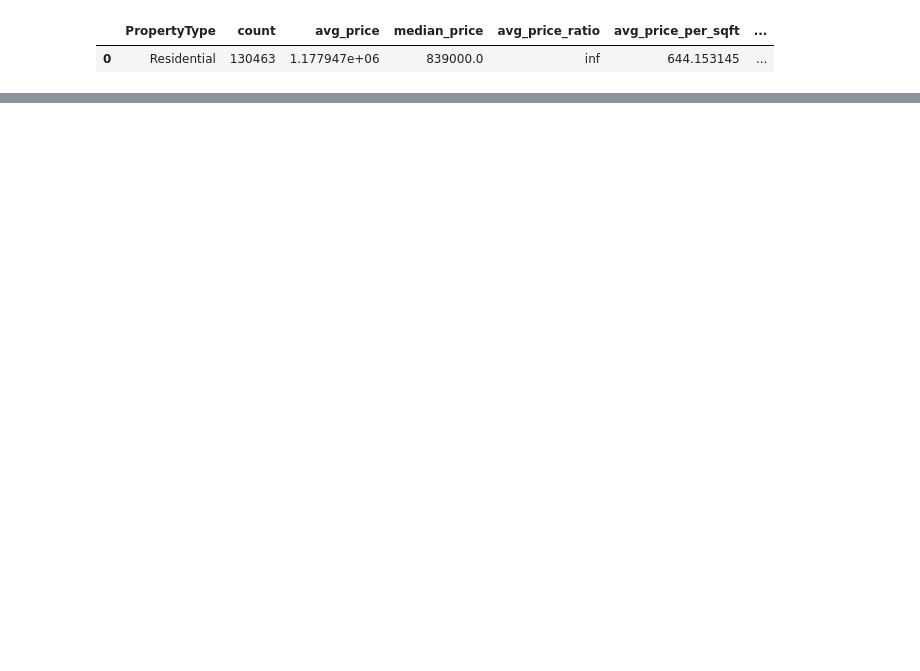
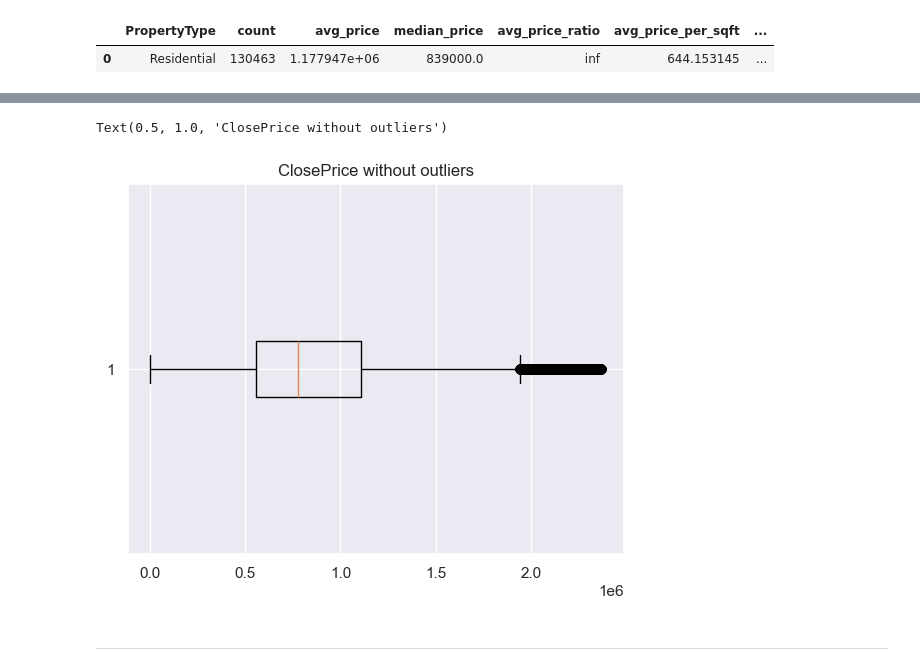
Before and after one commit to yuliLinn/IDX_YuLi, a Jupyter notebook: MLS_project_yuliLinn.ipynb, the cells around one changed output, grey strips where cells are left out. Cells and saved outputs as stored; diff of their text form; code cells hidden in the pictures; blank space fills up the shorter version.

```diff
--- a/MLS_project_yuliLinn.ipynb
+++ b/MLS_project_yuliLinn.ipynb
@@ -994,0 +1031,12 @@ listing_propertytype_analysis.head(10)
+# %%
+#Remove rows with outliers in ["ClosePrice", "price_per_sqft", "DaysOnMarket", "LivingArea"]
+#Sold
+flag_col = ["flag_ClosePrice_outlier", "flag_price_per_sqft_outlier", "flag_DaysOnMarket_outlier", "flag_LivingArea_outlier"]
+sold_remove = df_sold[~df_sold[flag_col].isin(["low", "high"]).any(axis=1)].reset_index(drop=True)
+
+#Listing
+listing_remove = df_listing[~df_listing[flag_col].isin(["low", "high"]).any(axis=1)].reset_index(drop=True)
+# %%
+#Remove flagged columns
+sold_remove = sold_remove.drop(columns=df_sold.filter(like="flag_").columns)
+listing_remove = listing_remove.drop(columns=df_listing.filter(like="flag_").columns)
@@ -994,0 +1094,10 @@ listing_propertytype_analysis.head(10)
+# %%
+#Boxplot without outliers
+remove = plt.boxplot(sold_remove["ClosePrice"].dropna(), vert=False)
+remove = plt.title("ClosePrice without outliers")
+remove
+# %% [output]
+Text(0.5, 1.0, 'ClosePrice without outliers')
+[figure, added]
+# %% [markdown]
+<hr>
```
Also changed, not shown: parts of 14 cells of this notebook, 2 other files.
